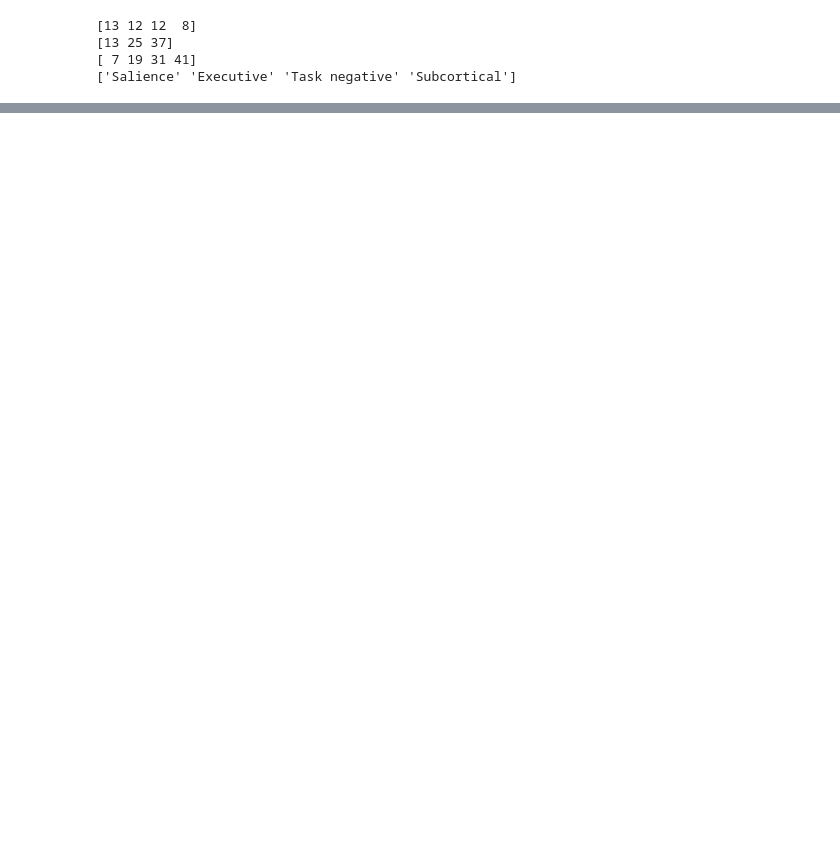
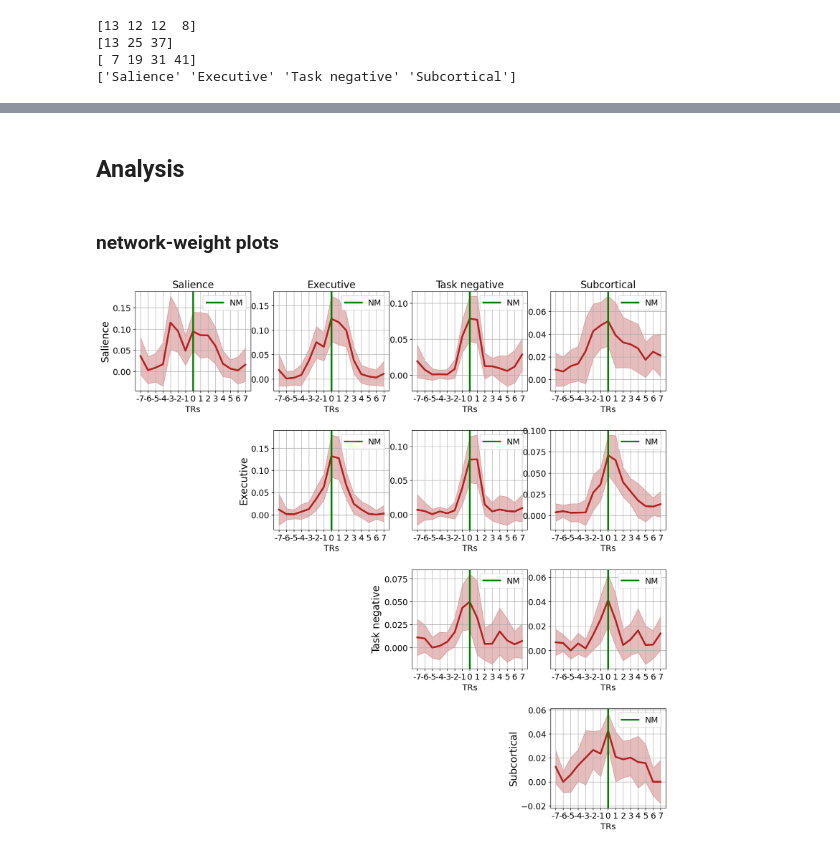
Before and after one commit to govinda-umd/network_dynamics, a Jupyter notebook: _sources/nb/oct22/00-data-emo2_rois-mashid_desc-near_miss_analysis.ipynb, the cells around one changed output, grey strips where cells are left out. Drawn from its saved outputs; the diff is of its cells as text; code cells hidden in the pictures; blank space fills up the shorter version.

```diff
--- a/_sources/nb/oct22/00-data-emo2_rois-mashid_desc-near_miss_analysis.ipynb
+++ b/_sources/nb/oct22/00-data-emo2_rois-mashid_desc-near_miss_analysis.ipynb
@@ -272,0 +189,15 @@ plot_segment_lengths(args, segment_lens)
+# %% [markdown]
+## Analysis
+# %% [markdown]
+### network-weight plots
+# %%
+# within- and between-network positive weights
+nw_weights_pos = isc_utils.get_nw_weights(
+    args,
+    all_sq_isfcs_pos
+)
+
+args.plot_colors = {'NEAR_MISS': 'firebrick'}
+isc_utils.plot_emo2_near_miss_nw_weights(args, nw_weights_pos)
+# %% [output]
+[figure, added]
```
Also changed, not shown: parts of 28 cells of this notebook, 21 other files.
